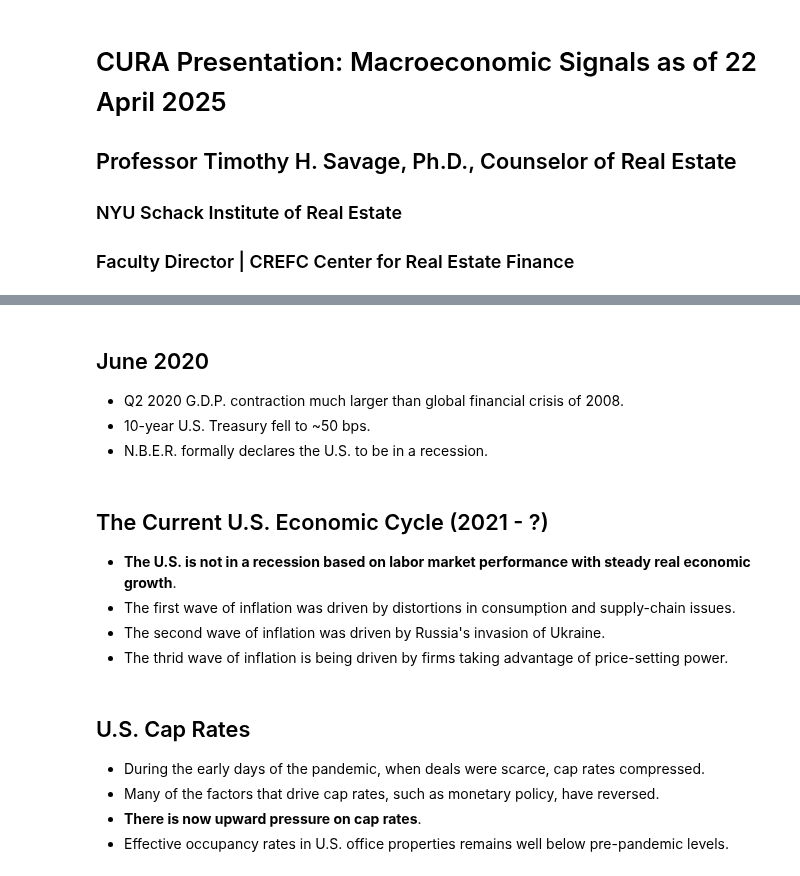
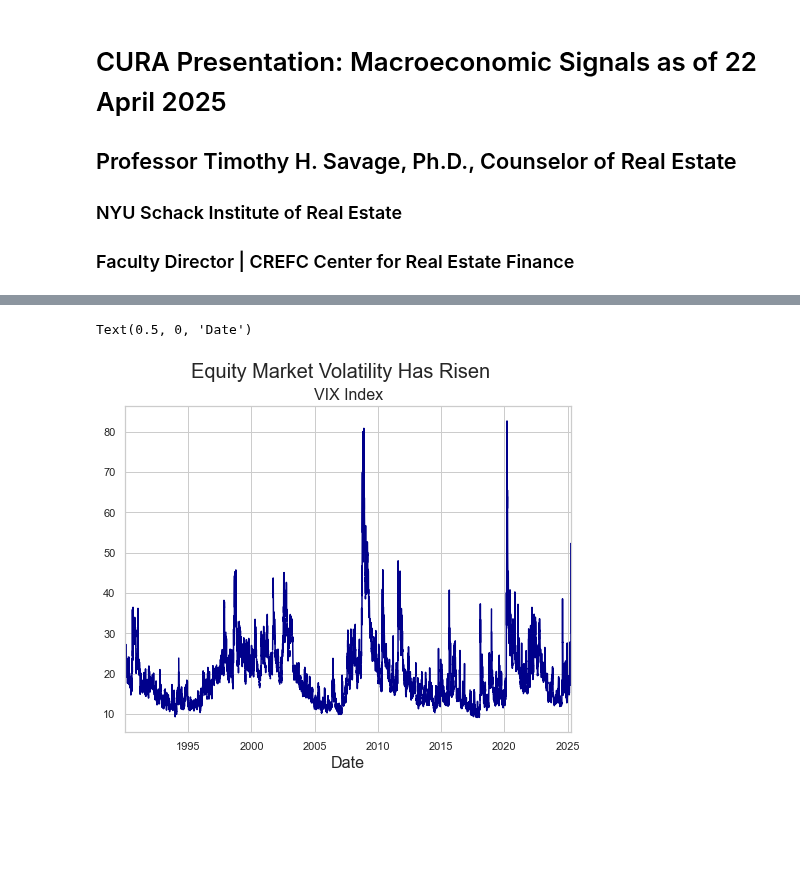
Before and after one commit to thsavage/Macroeconomic-Talking-Points, a Jupyter notebook: CURA Presentation April 2025.ipynb, the cells around one changed output, grey strips where cells are left out. Cells and saved outputs as stored; diff of their text form; code cells hidden in the pictures; blank space fills up the shorter version.

```diff
--- a/CURA Presentation April 2025.ipynb
+++ b/CURA Presentation April 2025.ipynb
@@ -73,19 +73,9 @@ Text(0, 0.5, '%')
-# %% [markdown]
-## June 2020
-* Q2 2020 G.D.P. contraction much larger than global financial crisis of 2008.
-* 10-year U.S. Treasury fell to ~50 bps.
-* N.B.E.R. formally declares the U.S. to be in a recession.
-# %% [markdown]
-## The Current U.S. Economic Cycle (2021 - ?)
-
-* **The U.S. is not in a recession based on labor market performance with steady real economic growth**.
-* The first wave of inflation was driven by distortions in consumption and supply-chain issues.
-* The second wave of inflation was driven by Russia's invasion of Ukraine.
-* The thrid wave of inflation is being driven by firms taking advantage of price-setting power.
-# %% [markdown]
-## U.S. Cap Rates
-
-* During the early days of the pandemic, when deals were scarce, cap rates compressed.
-* Many of the factors that drive cap rates, such as monetary policy, have reversed.
-* **There is now upward pressure on cap rates**.
-* Effective occupancy rates in U.S. office properties remains well below pre-pandemic levels.
+# %%
+vix = fred.get_series("VIXCLS")
+vix.plot(color='darkblue', figsize=(8, 6))
+plt.suptitle('Equity Market Volatility Has Risen', fontsize=20)
+plt.title('VIX Index', fontsize=16)
+plt.xlabel('Date', fontsize=16)
+# %% [output]
+Text(0.5, 0, 'Date')
+[figure, added]
```
Also changed, not shown: parts of 28 cells of this notebook.
